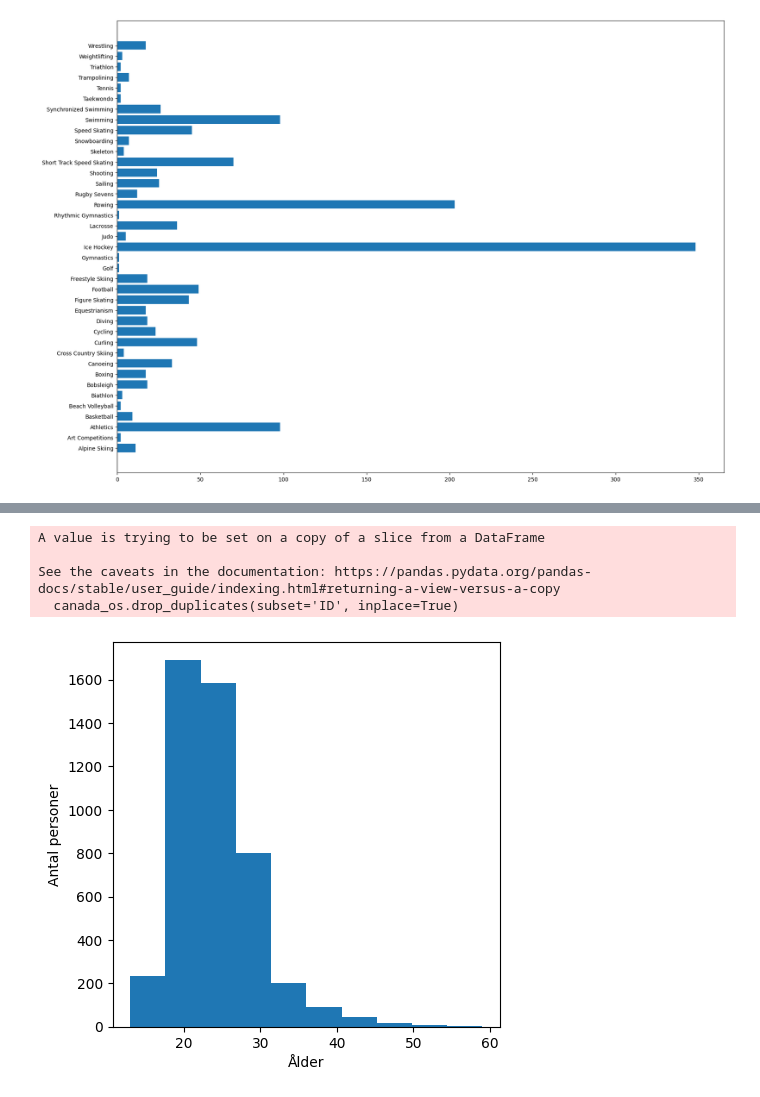
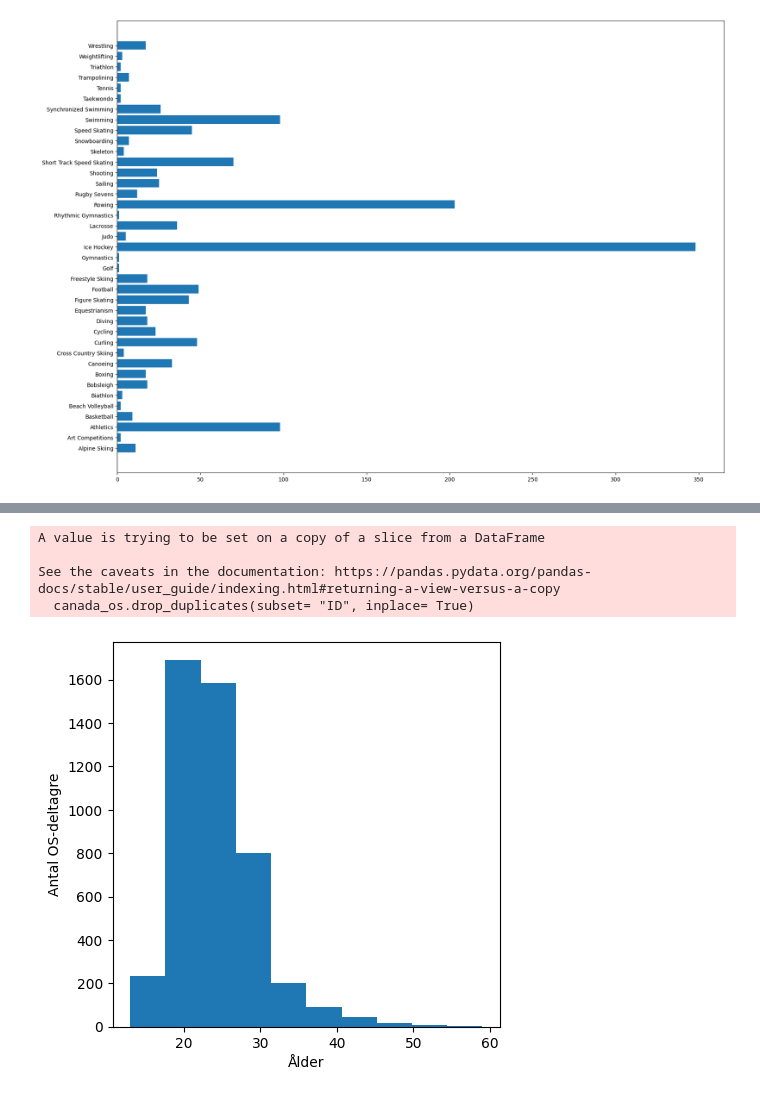
Before and after one commit to Granit-Nite/OS_KanadaNY, a Jupyter notebook: uppgiften.ipynb, the cells around one changed output, grey strips where cells are left out. Cells and saved outputs as stored; diff of their text form; code cells hidden in the pictures.

```diff
--- a/uppgiften.ipynb
+++ b/uppgiften.ipynb
@@ -222,24 +229,25 @@ plt.show()
 # %%
-# Histogram over atheletes age.
+# Histogram över Kanadas OS-deltagares ålder.
 
 import numpy as np
 
-# Remove duplicates in ID.
+# Ta bort dubletter.
 
-canada_os.drop_duplicates(subset="ID", inplace=True)
+canada_os.drop_duplicates(subset= "ID", inplace= True)
 
 age = canada_os["Age"]
-# age.mean() - bara för att se om det stämmer, vilket gav oss medelvärdet 24år
+
+# age.mean() # bara för att se om det stämmer, vilket gav oss medelvärdet 24år
 
 
 plt.figure(figsize= (5,5))
-plt.xlabel('Ålder')
-plt.ylabel('Antal personer')
+plt.xlabel("Ålder")
+plt.ylabel("Antal OS-deltagre")
 plt.hist(age)
 plt.show()
 # %% [output]
 A value is trying to be set on a copy of a slice from a DataFrame
 
 See the caveats in the documentation: https://pandas.pydata.org/pandas-docs/stable/user_guide/indexing.html#returning-a-view-versus-a-copy
-  canada_os.drop_duplicates(subset='ID', inplace=True)
+  canada_os.drop_duplicates(subset= "ID", inplace= True)
-[figure, old version]
+[figure, new version]
```
Also changed, not shown: parts of 11 cells of this notebook.
